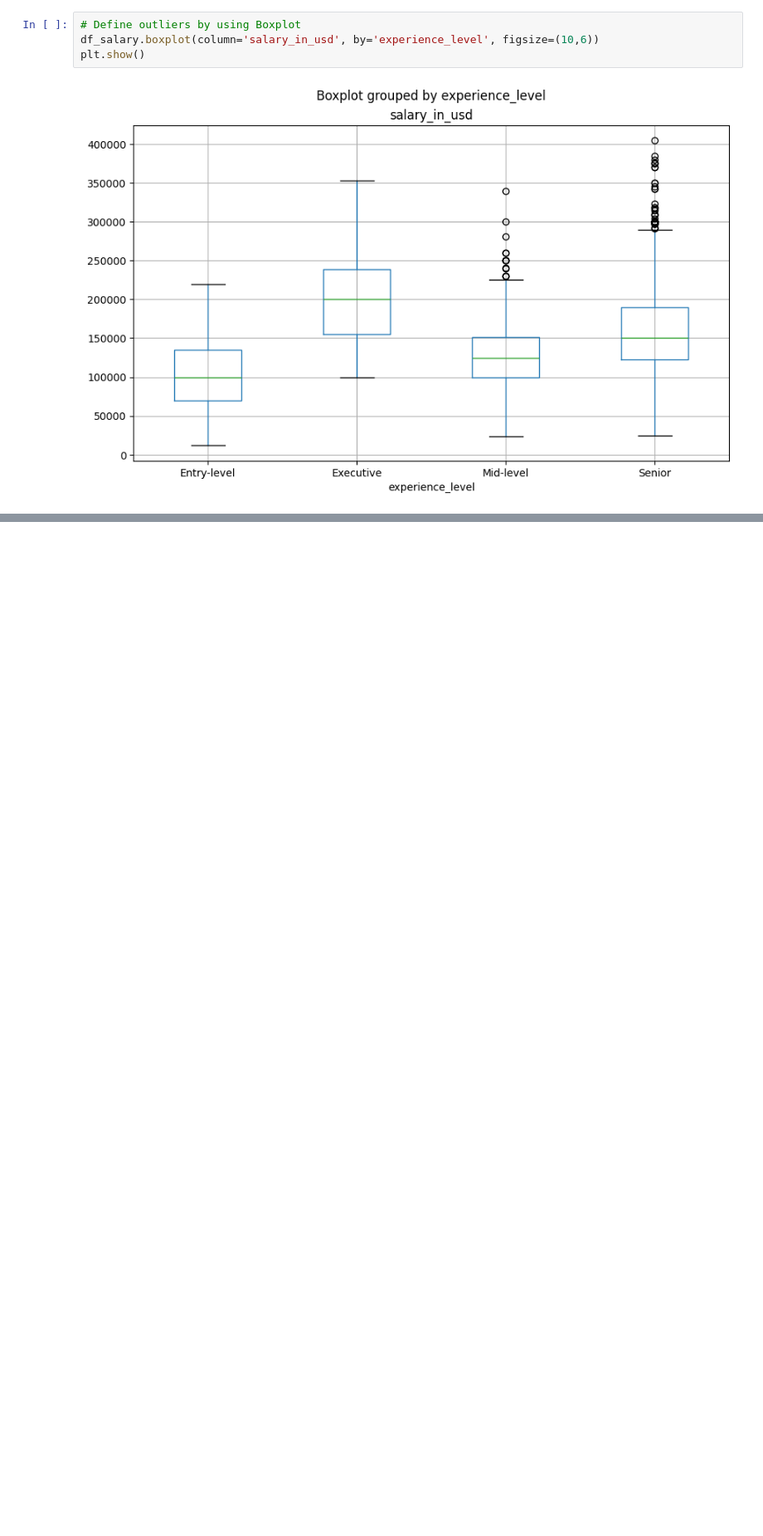
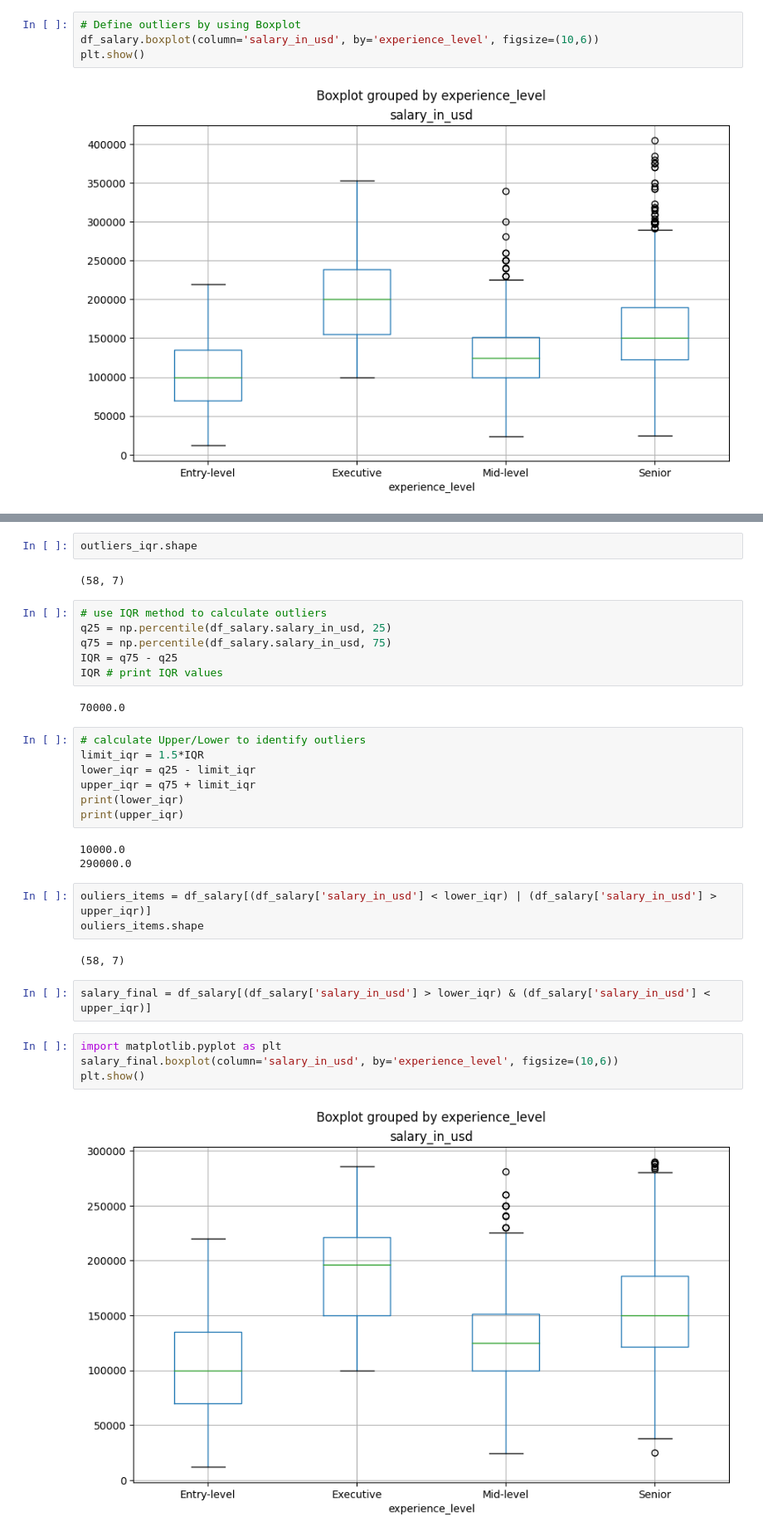
Before and after one commit to hiephamk/Data_Analysis, a Jupyter notebook: GroupHCDD.ipynb, the cells around one changed output, grey strips where cells are left out. Shown at 83% size. Drawn from its saved outputs; the diff is of its cells as text; blank space fills up the shorter version.

```diff
--- a/GroupHCDD.ipynb
+++ b/GroupHCDD.ipynb
@@ -507,0 +389,35 @@ Numerical Atribute columns:
+# %%
+outliers_iqr.shape
+# %% [output]
+(58, 7)
+# %%
+# use IQR method to calculate outliers
+q25 = np.percentile(df_salary.salary_in_usd, 25)
+q75 = np.percentile(df_salary.salary_in_usd, 75)
+IQR = q75 - q25
+IQR # print IQR values
+# %% [output]
+70000.0
+# %%
+# calculate Upper/Lower to identify outliers
+limit_iqr = 1.5*IQR
+lower_iqr = q25 - limit_iqr
+upper_iqr = q75 + limit_iqr
+print(lower_iqr)
+print(upper_iqr)
+# %% [output]
+10000.0
+290000.0
+# %%
+ouliers_items = df_salary[(df_salary['salary_in_usd'] < lower_iqr) | (df_salary['salary_in_usd'] > upper_iqr)]
+ouliers_items.shape
+# %% [output]
+(58, 7)
+# %%
+salary_final = df_salary[(df_salary['salary_in_usd'] > lower_iqr) & (df_salary['salary_in_usd'] < upper_iqr)]
+# %%
+import matplotlib.pyplot as plt
+salary_final.boxplot(column='salary_in_usd', by='experience_level', figsize=(10,6))
+plt.show()
+# %% [output]
+[figure, added]
```
Also changed, not shown: parts of 92 cells of this notebook.
